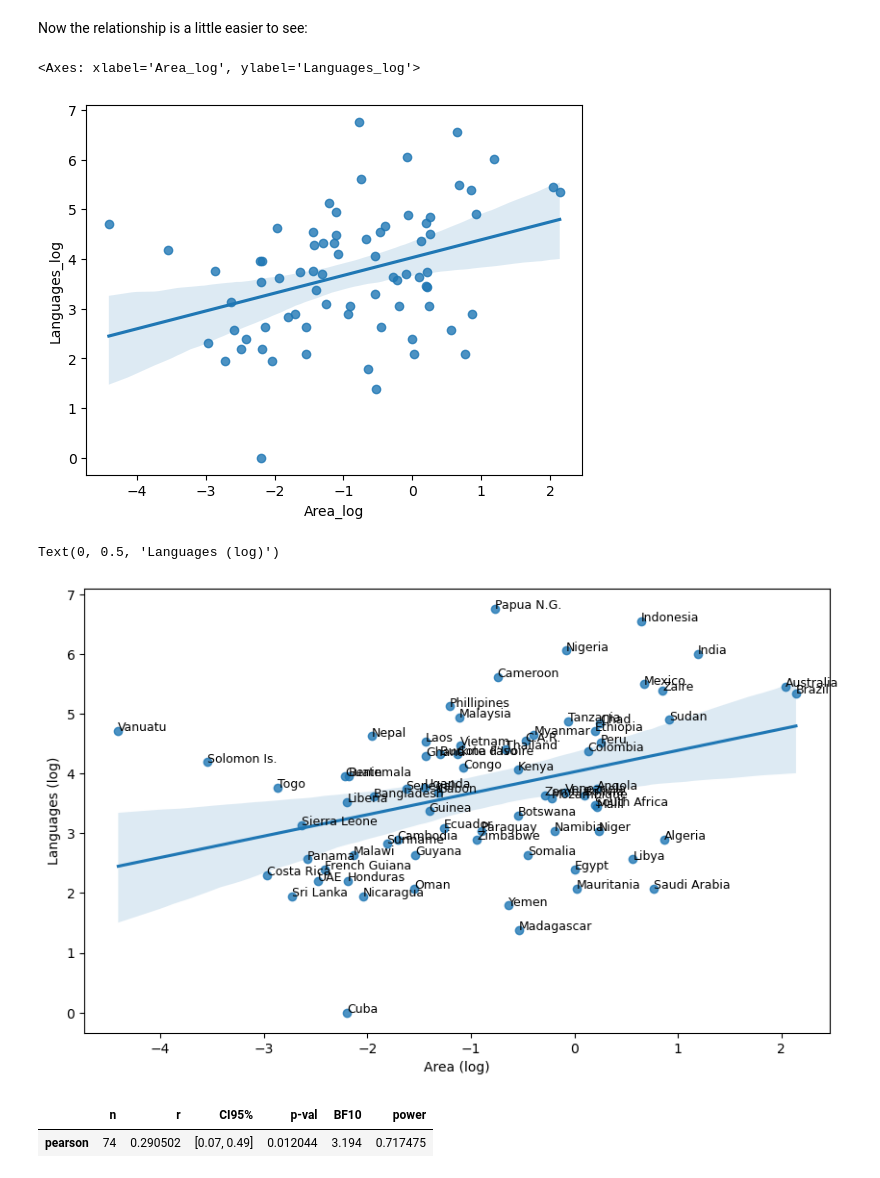
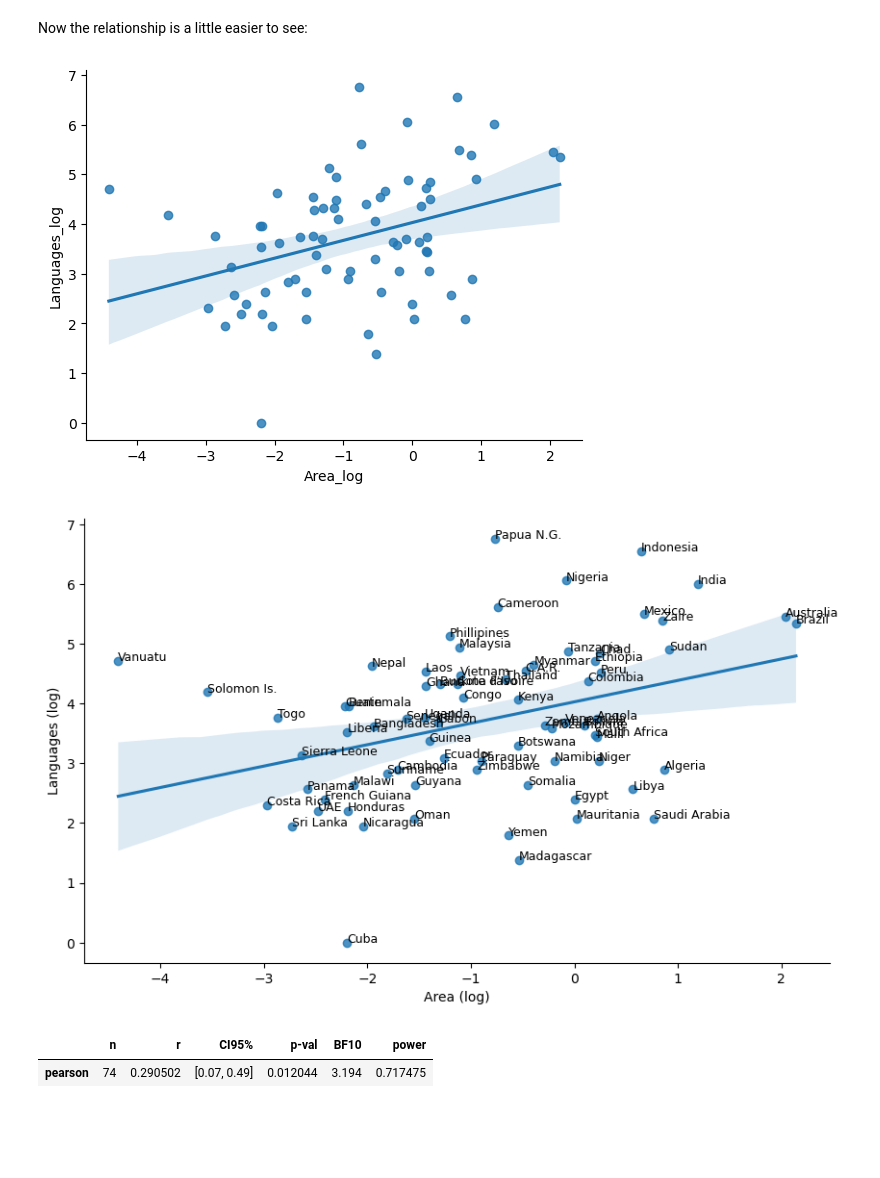
Before and after one commit to ethanweed/ExPsyLing, a Jupyter notebook: Notebooks/Linear Regression and Correlation.ipynb, the cells around one changed output. Saved outputs shown, nothing was run; the diff lists cells and outputs as text; code cells hidden in the pictures; blank space fills up the shorter version.

```diff
--- a/Notebooks/Linear Regression and Correlation.ipynb
+++ b/Notebooks/Linear Regression and Correlation.ipynb
@@ -86,9 +85,9 @@ Now the relationship is a little easier to see:
 # %%
 # Plot the log-transformed data
 sns.regplot(x = "Area_log", y = "Languages_log", data = df)
+sns.despine()
 # %% [output]
-<Axes: xlabel='Area_log', ylabel='Languages_log'>
-[figure, old version]
+[figure, new version]
 # %%
 plt.figure(figsize=(10, 6))
 sns.regplot(x="Area_log", y="Languages_log", data=df)
@@ -99,9 +98,10 @@ for i, row in df.iterrows():
 
 plt.xlabel('Area (log)')
 plt.ylabel('Languages (log)')
+
+sns.despine()
 # %% [output]
-Text(0, 0.5, 'Languages (log)')
-[figure, old version]
+[figure, new version]
 # %%
 import pingouin as pg
 
```
Also changed, not shown: parts of 5 cells of this notebook, 13 other files.
